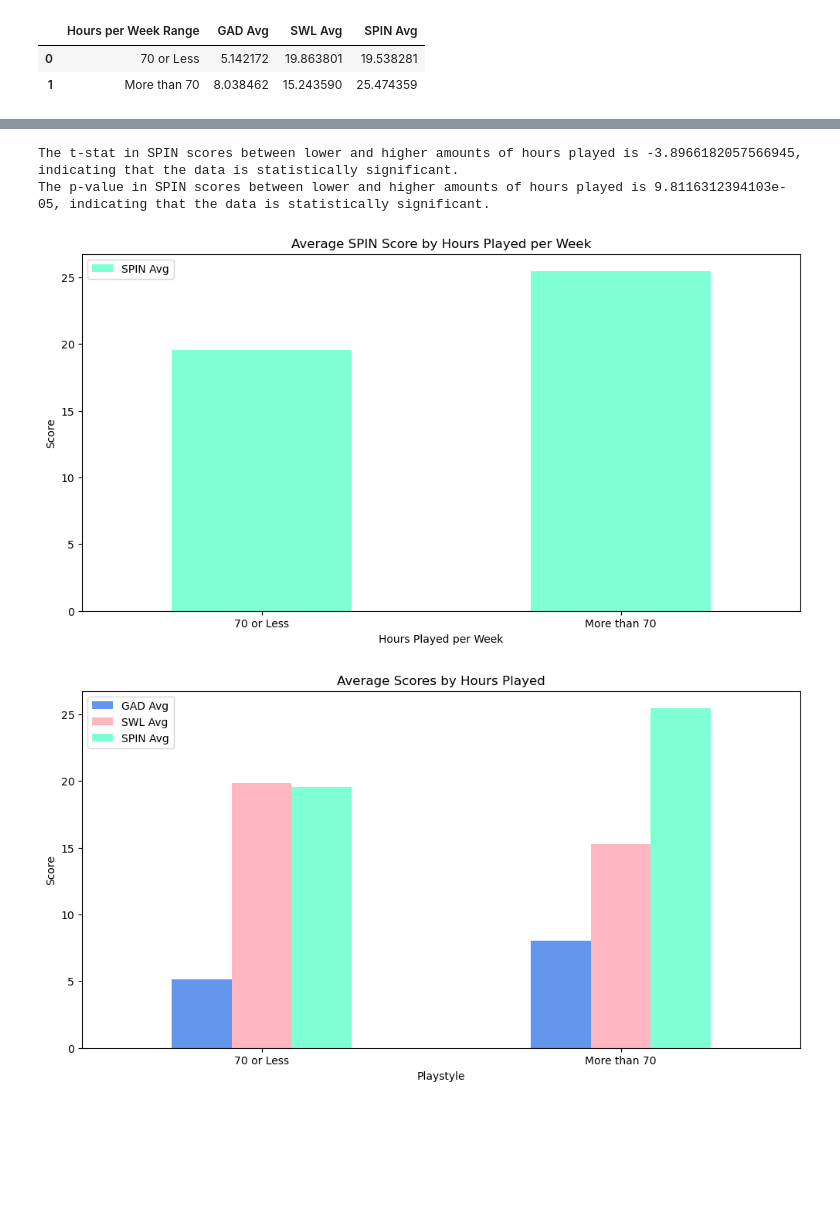
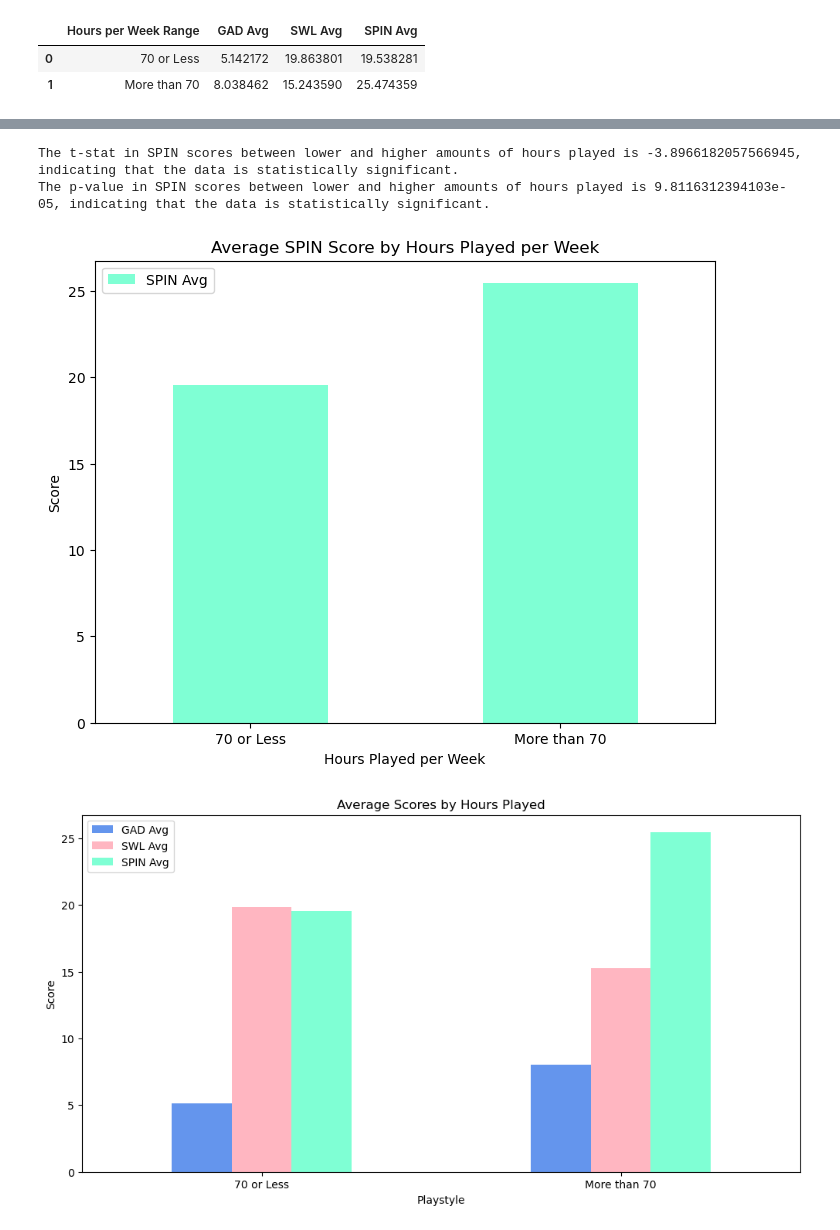
Before and after one commit to ComfyKoala/Project_1_Group_1, a Jupyter notebook: kaitlyns_analysis/kaitlyns_analysis_clean.ipynb, the cells around one changed output, grey strips where cells are left out. Saved outputs shown, nothing was run; the diff lists cells and outputs as text; code cells hidden in the pictures; blank space fills up the shorter version.

```diff
--- a/kaitlyns_analysis/kaitlyns_analysis_clean.ipynb
+++ b/kaitlyns_analysis/kaitlyns_analysis_clean.ipynb
@@ -295,37 +295,37 @@ hours_halved_mean_df.plot(
     x = 'Hours per Week Range',
     y = ['SPIN Avg'],
     kind = 'bar',
-    figsize = (12,6),
+    figsize = (8,6),
     color = 'aquamarine',
     xlabel = 'Hours Played per Week',
     ylabel = 'Score',
     title = 'Average SPIN Score by Hours Played per Week',
     rot=0
 );
 
 # find statistical significance of GAD scores between lower and higher hours played
 spin_low_hr = playstyle_df[(playstyle_df['Hours per Week'] <= 70)]
 spin_high_hr = playstyle_df[(playstyle_df['Hours per Week'] > 70)]
 t_stat, p_value = ttest_ind(spin_low_hr['SPIN Total'], spin_high_hr['SPIN Total'])
 
 if t_stat >= 2 or t_stat <= -2:
     print(f'The t-stat in SPIN scores between lower and higher amounts of hours played is {t_stat}, indicating that the data is statistically significant.')
 else:
     print(f'The t-stat in SPIN scores between lower and higher amounts of hours played is {t_stat}, indicating that the data is not statistically significant.')
 if p_value < 0.05:
     print(f'The p-value in SPIN scores between lower and higher amounts of hours played is {p_value}, indicating that the data is statistically significant.')
 elif p_value > 0.05:
     print(f'The p-value in SPIN scores between lower and higher amounts of hours played is {p_value}, indicating that the data is not statistically significant.')
 
 # save figure
 plt.savefig('../images/hours_halved_spin_bar')
 
 # display figure
 plt.show()
 # %% [output]
 The t-stat in SPIN scores between lower and higher amounts of hours played is -3.8966182057566945, indicating that the data is statistically significant.
 The p-value in SPIN scores between lower and higher amounts of hours played is 9.8116312394103e-05, indicating that the data is statistically significant.
-[figure, old version]
+[figure, new version]
 # %%
 # create bar graph summarizing avg scores by hours played
 cols_hours_avg = ['GAD Avg', 'SWL Avg', 'SPIN Avg']
```
Also changed, not shown: parts of 2 cells of this notebook, 3 other files.
